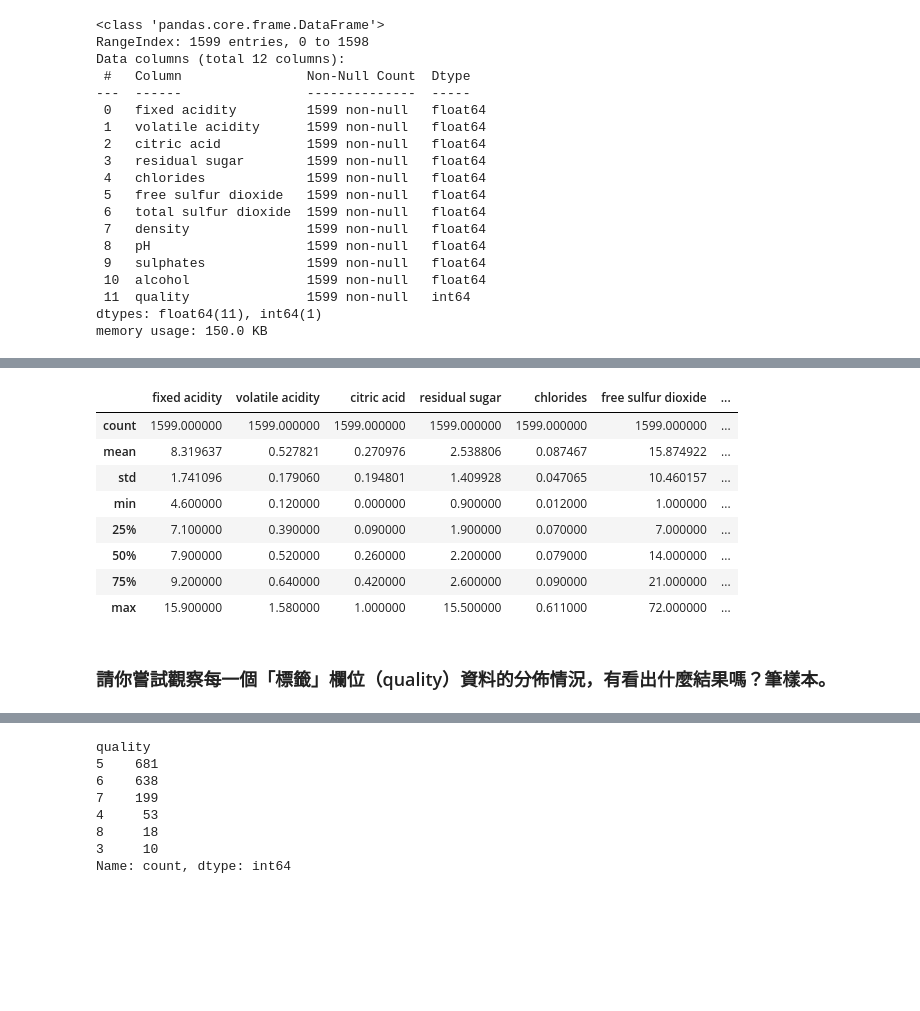
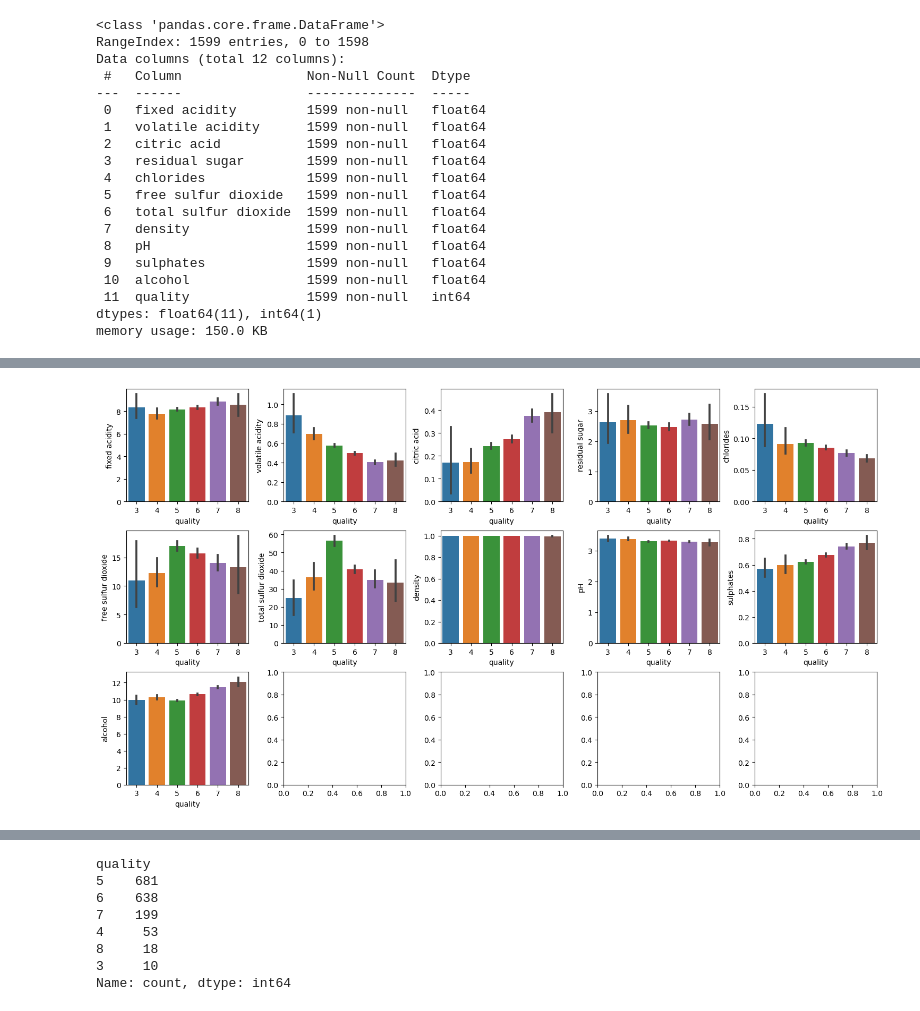
Before and after one commit to yen850515/Prediction-of-quality-of-Wine, a Jupyter notebook: work/winequality_red_task02.ipynb, the cells around one changed output, grey strips where cells are left out. Saved outputs shown, nothing was run; the diff lists cells and outputs as text; code cells hidden in the pictures; blank space fills up the shorter version.

```diff
--- a/work/winequality_red_task02.ipynb
+++ b/work/winequality_red_task02.ipynb
@@ -67,14 +71,12 @@ memory usage: 150.0 KB
-# %%
-df.describe()
-# %% [output]
-|  | fixed acidity | volatile acidity | citric acid | residual sugar | chlorides | free sulfur dioxide | ... |
-| count | 1599.000000 | 1599.000000 | 1599.000000 | 1599.000000 | 1599.000000 | 1599.000000 | ... |
-| mean | 8.319637 | 0.527821 | 0.270976 | 2.538806 | 0.087467 | 15.874922 | ... |
-| std | 1.741096 | 0.179060 | 0.194801 | 1.409928 | 0.047065 | 10.460157 | ... |
-| min | 4.600000 | 0.120000 | 0.000000 | 0.900000 | 0.012000 | 1.000000 | ... |
-| 25% | 7.100000 | 0.390000 | 0.090000 | 1.900000 | 0.070000 | 7.000000 | ... |
-| 50% | 7.900000 | 0.520000 | 0.260000 | 2.200000 | 0.079000 | 14.000000 | ... |
-| 75% | 9.200000 | 0.640000 | 0.420000 | 2.600000 | 0.090000 | 21.000000 | ... |
-| max | 15.900000 | 1.580000 | 1.000000 | 15.500000 | 0.611000 | 72.000000 | ... |
-# %% [markdown]
-### 請你嘗試觀察每一個「標籤」欄位（quality）資料的分佈情況，有看出什麼結果嗎？筆樣本。
+# %%
+fig, ax = plt.subplots(ncols=5, nrows=3, figsize=(15, 8))
+ax = ax.flatten()
+index=0
+for i in df.columns:
+  if i != 'quality':
+    sns.barplot(x='quality', y=i, data=df, ax=ax[index])
+    index+=1
+plt.tight_layout(pad=0.4)
+plt.show()
+# %% [output]
+[figure, added]
```
Also changed, not shown: parts of 7 cells of this notebook.
